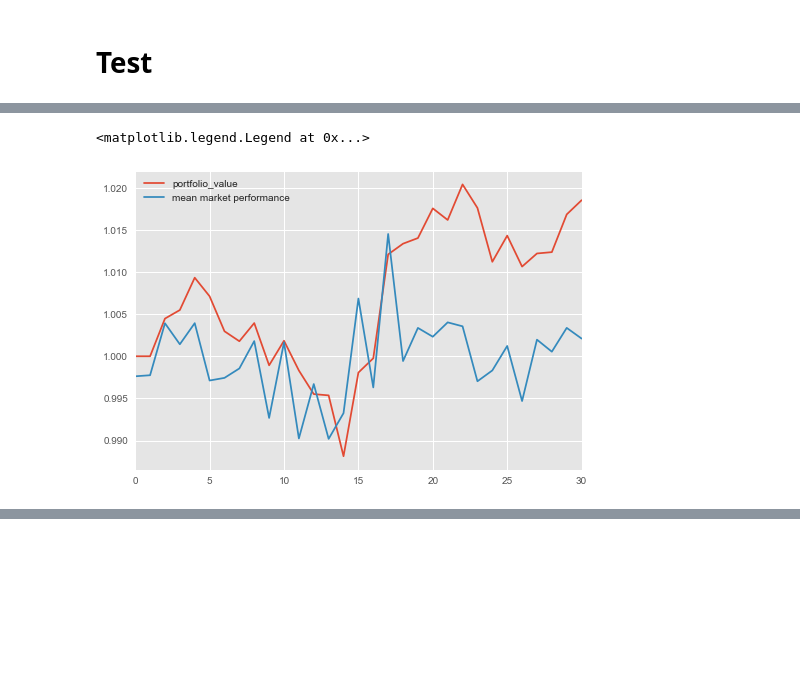
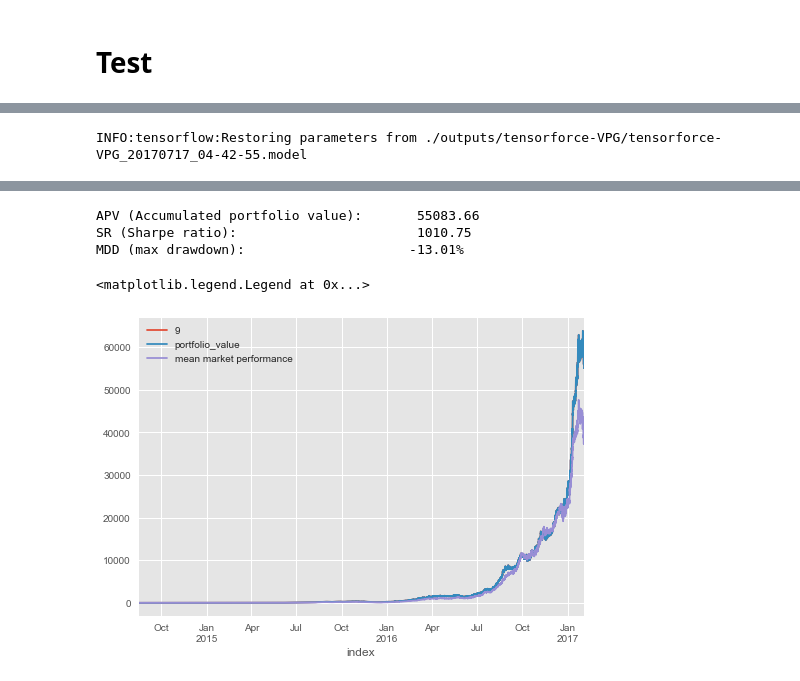
Before and after one commit to wassname/rl-portfolio-management, a Jupyter notebook: tensorforce-VPG.ipynb, the cells around one changed output, grey strips where cells are left out. Drawn from its saved outputs; the diff is of its cells as text; code cells hidden in the pictures; blank space fills up the shorter version.

```diff
--- a/tensorforce-VPG.ipynb
+++ b/tensorforce-VPG.ipynb
@@ -411,9 +466,39 @@ MDD (max drawdown):                     -0.97%
-# %%
-# show one run vs average market performance
-df = pd.DataFrame(env_test.infos)
-df.portfolio_value.plot()
-df.returns.plot(label='mean market performance')
-plt.legend()
-# %% [output]
-<matplotlib.legend.Legend at 0x...>
-[figure, removed]
+# %%
+# one big test over train
+# one big test
+df_train = pd.read_hdf('./data/poloniex_30m.hf',key='train')
+steps=len(df_train)-window_length-2
+env = EnvWrapper(
+    df=df_train,
+    steps=steps,
+    scale=True,
+    augment=0.00,
+    trading_cost=0, # let just overfit first
+    window_length=window_length,
+)
+env.seed = 0
+environment = OpenAIGym('CartPole-v0')
+environment.gym = env
+
+agent.load_model(save_path)
+runner = Runner(agent=agent, environment=environment)
+runner.run(
+episodes=1, max_timesteps=steps, episode_finished=EpisodeFinished(10))
+
+df = pd.DataFrame(env.infos)
+df.index=df['index']
+
+s=sharpe(df.rate_of_return+1)
+mdd=MDD(df.rate_of_return+1)
+data.append(dict(sharpe=s,mdd=mdd))
+print('APV (Accumulated portfolio value): \t{: 2.2f}'.format(df.portfolio_value.iloc[-1]))
+print('SR (Sharpe ratio):                 \t{: 2.2f}'.format( s))
+print('MDD (max drawdown):                \t{: 2.2%}'.format( mdd))
+print('')
+df.portfolio_value.plot(label=str(i))
+
+# show one run vs average market performance
+df.portfolio_value.plot()
+df.mean_market_returns.cumprod().plot(label='mean market performance')
+plt.legend()
+# %% [output]
@@ -419,0 +507 @@ plt.legend()
+INFO:tensorflow:Restoring parameters from ./outputs/tensorforce-VPG/tensorforce-VPG_20170717_04-42-55.model
@@ -419,0 +510,5 @@ plt.legend()
+APV (Accumulated portfolio value):       55083.66
+SR (Sharpe ratio):                       1010.75
+MDD (max drawdown):                     -13.01%
+<matplotlib.legend.Legend at 0x...>
+[figure, added]
```
Also changed, not shown: parts of 10 cells of this notebook, 2 other files.
